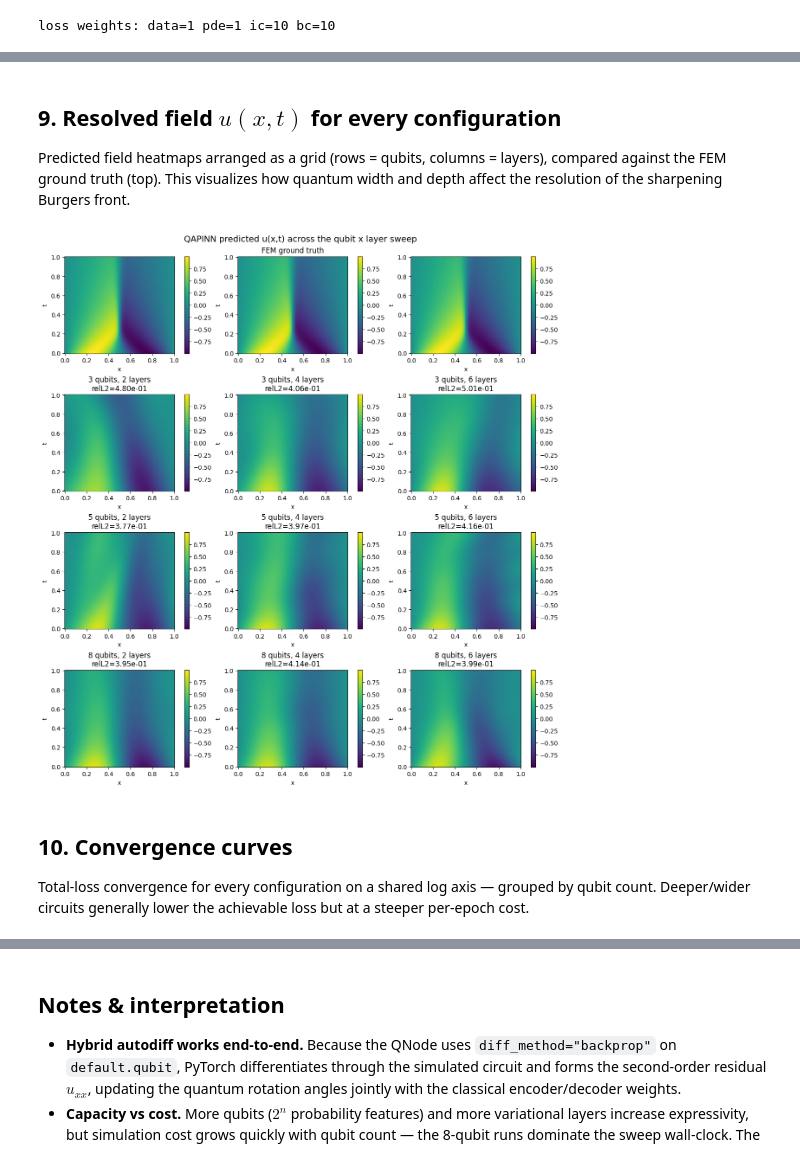
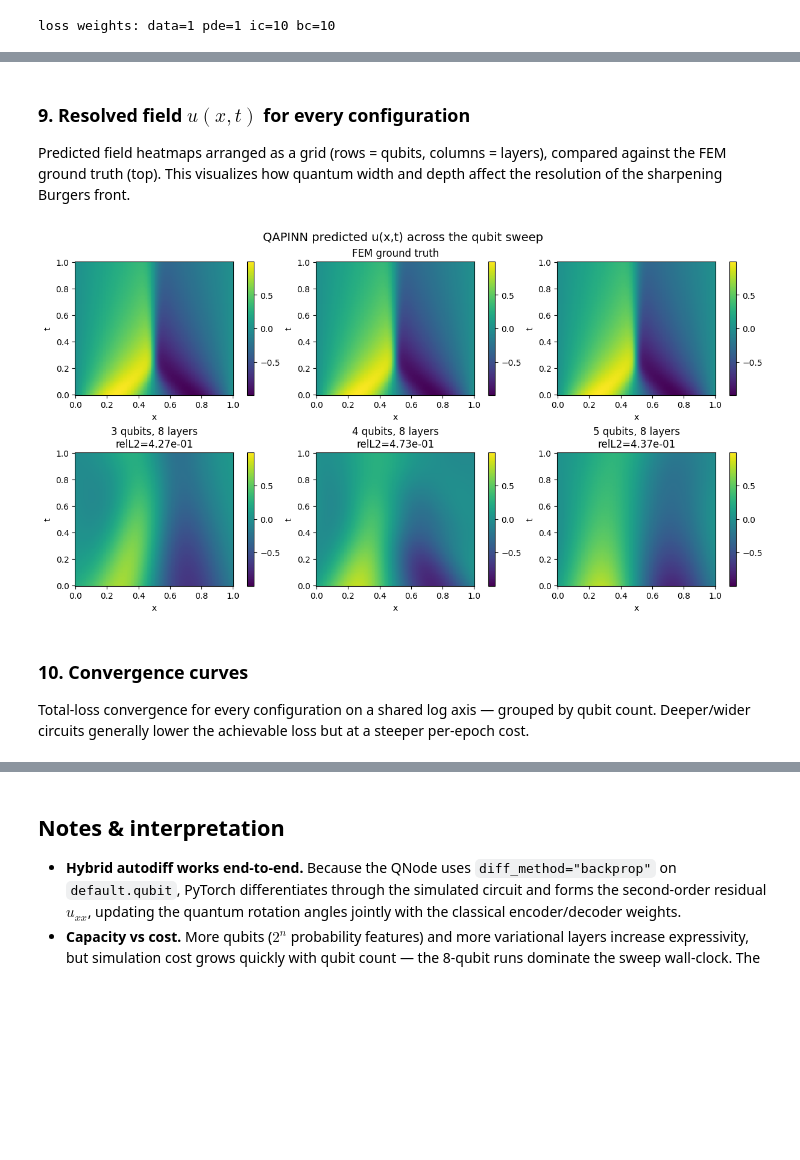
Before and after one commit to dishantgupta2004/QAPINN_Burgers_Equations, a Jupyter notebook: QAPINN.ipynb, the cells around one changed output, grey strips where cells are left out. Saved outputs shown, nothing was run; the diff lists cells and outputs as text; code cells hidden in the pictures; blank space fills up the shorter version.

```diff
--- a/QAPINN.ipynb
+++ b/QAPINN.ipynb
@@ -231,7 +233,7 @@ collocation set, and records the loss history. `predict_grid` evaluates a traine
 model on the FEM space-time grid in chunks (no autograd) and returns the relative
 $L^2$ error against the FEM ground truth.
 # %%
-# down-sampled evaluation grid keeps the 9-config sweep fast while staying faithful
+# down-sampled evaluation grid keeps the sweep fast while staying faithful
 T_STRIDE, X_STRIDE = 5, 2
 t_eval = t_grid[::T_STRIDE]; x_eval = x_grid[::X_STRIDE]
 U_eval = U_grid[::T_STRIDE, ::X_STRIDE]
@@ -248,10 +250,10 @@ def predict_grid(model, chunk=2048):
     rel_l2 = float(np.linalg.norm(U_pred - U_eval) / np.linalg.norm(U_eval))
     return U_pred, rel_l2
 
-def train_qapinn(n_qubits, n_layers, epochs=SWEEP_EPOCHS, lr=LR,
+def train_qapinn(n_qubits, n_layers=N_LAYERS, epochs=min(SWEEP_EPOCHS, 900), lr=LR,
                  resample_every=40, log_every=30, verbose=True):
     torch.manual_seed(SEED); np.random.seed(SEED)
-    model = QAPINN(n_qubits, n_layers).to(DEVICE)
+    model = QAPINN(n_qubits, n_layers, reupload=True).to(DEVICE)
     b = make_batches()
     opt = torch.optim.Adam(model.parameters(), lr=lr)
     sched = torch.optim.lr_scheduler.StepLR(opt, step_size=max(1, epochs // 4), gamma=0.5)
@@ -353,12 +362,12 @@ Summary of every configuration: final loss terms, total training time (a proxy
 for convergence cost per epoch), parameter count, and relative $L^2$ error vs the
 FEM ground truth.
 # %%
-def fmt_row(nq, nl, r):
+def fmt_row(nq, r):
     ld, lp, li, lb = r["final"]
-    return (nq, nl, r["n_params"], r["hist"]["total"][-1], ld, lp, li, lb,
+    return (nq, r["n_layers"], r["n_params"], r["hist"]["total"][-1], ld, lp, li, lb,
             r["rel_l2"], r["train_time"])
 
-rows = [fmt_row(nq, nl, results[(nq, nl)]) for nq in QUBIT_LIST for nl in LAYER_LIST]
+rows = [fmt_row(nq, results[nq]) for nq in QUBIT_LIST]
 hdr = ["qubits", "layers", "params", "total", "L_data", "L_pde", "L_ic", "L_bc",
        "relL2", "time(s)"]
 print(f"{hdr[0]:>6} {hdr[1]:>6} {hdr[2]:>7} {hdr[3]:>10} {hdr[4]:>10} {hdr[5]:>10} "
@@ -389,39 +392,38 @@ best configuration: 5 qubits, 2 layers  ->  relative L2 = 3.769e-01
 # %% [markdown]
-## 9. Resolved field $u(x,t)$ for every configuration
+### **9. Resolved field $u(x,t)$ for every configuration**
 
 Predicted field heatmaps arranged as a grid (rows = qubits, columns = layers),
 compared against the FEM ground truth (top). This visualizes how quantum width and
 depth affect the resolution of the sharpening Burgers front.
 # %%
-nrows, ncols = len(QUBIT_LIST), len(LAYER_LIST)
-fig, axes = plt.subplots(nrows + 1, ncols, figsize=(4 * ncols, 3.2 * (nrows + 1)),
+ncols = len(QUBIT_LIST)
+fig, axes = plt.subplots(2, ncols, figsize=(4 * ncols, 6.4),
                          constrained_layout=True, squeeze=False)
 vmin, vmax = U_eval.min(), U_eval.max()
 
-# top row: FEM ground truth repeated for visual reference
+# top row: FEM ground truth (repeated for visual reference)
 for j in range(ncols):
     ax = axes[0][j]
     im = ax.pcolormesh(x_eval, t_eval, U_eval, shading="auto", cmap="viridis",
                        vmin=vmin, vmax=vmax)
     ax.set_title("FEM ground truth" if j == ncols // 2 else "")
     ax.set_xlabel("x"); ax.set_ylabel("t")
     fig.colorbar(im, ax=ax)
 
-for i, nq in enumerate(QUBIT_LIST):
-    for j, nl in enumerate(LAYER_LIST):
-        ax = axes[i + 1][j]
-        r = results[(nq, nl)]
-        im = ax.pcolormesh(x_eval, t_eval, r["U_pred"], shading="auto",
-                           cmap="viridis", vmin=vmin, vmax=vmax)
-        ax.set_title(f"{nq} qubits, {nl} layers\nrelL2={r['rel_l2']:.2e}")
-        ax.set_xlabel("x"); ax.set_ylabel("t")
-        fig.colorbar(im, ax=ax)
-fig.suptitle("QAPINN predicted u(x,t) across the qubit x layer sweep", fontsize=14)
+for j, nq in enumerate(QUBIT_LIST):
+    ax = axes[1][j]
+    r = results[nq]
+    im = ax.pcolormesh(x_eval, t_eval, r["U_pred"], shading="auto",
+                       cmap="viridis", vmin=vmin, vmax=vmax)
+    ax.set_title(f"{nq} qubits, {r['n_layers']} layers\nrelL2={r['rel_l2']:.2e}")
+    ax.set_xlabel("x"); ax.set_ylabel("t")
+    fig.colorbar(im, ax=ax)
+fig.suptitle("QAPINN predicted u(x,t) across the qubit sweep", fontsize=14)
 plt.show()
 # %% [output]
-[figure, old version]
+[figure, new version]
 # %% [markdown]
-## 10. Convergence curves
+### **10. Convergence curves**
 
 Total-loss convergence for every configuration on a shared log axis — grouped by
 qubit count. Deeper/wider circuits generally lower the achievable loss but at a
```
Also changed, not shown: parts of 28 cells of this notebook, 13 other files.
